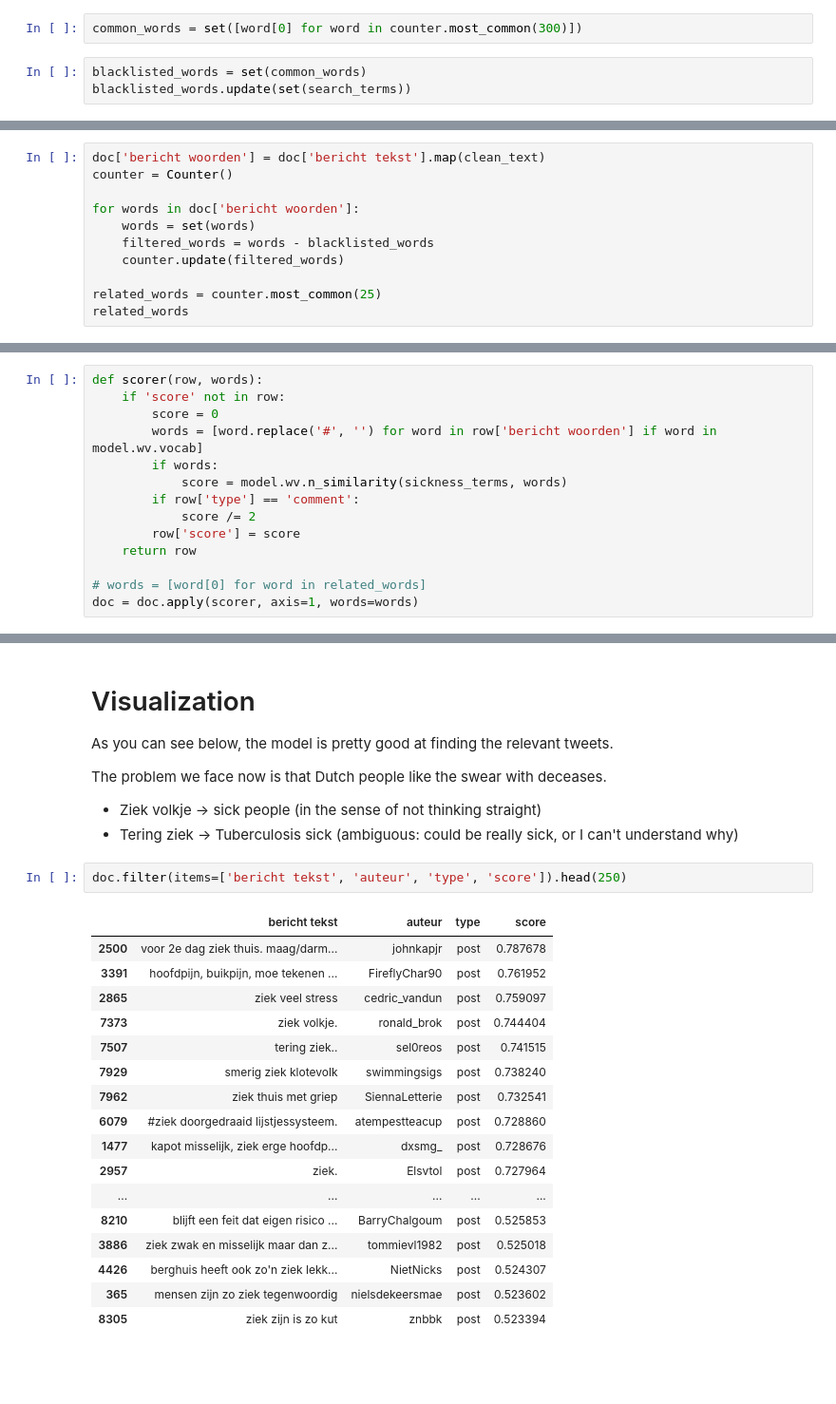
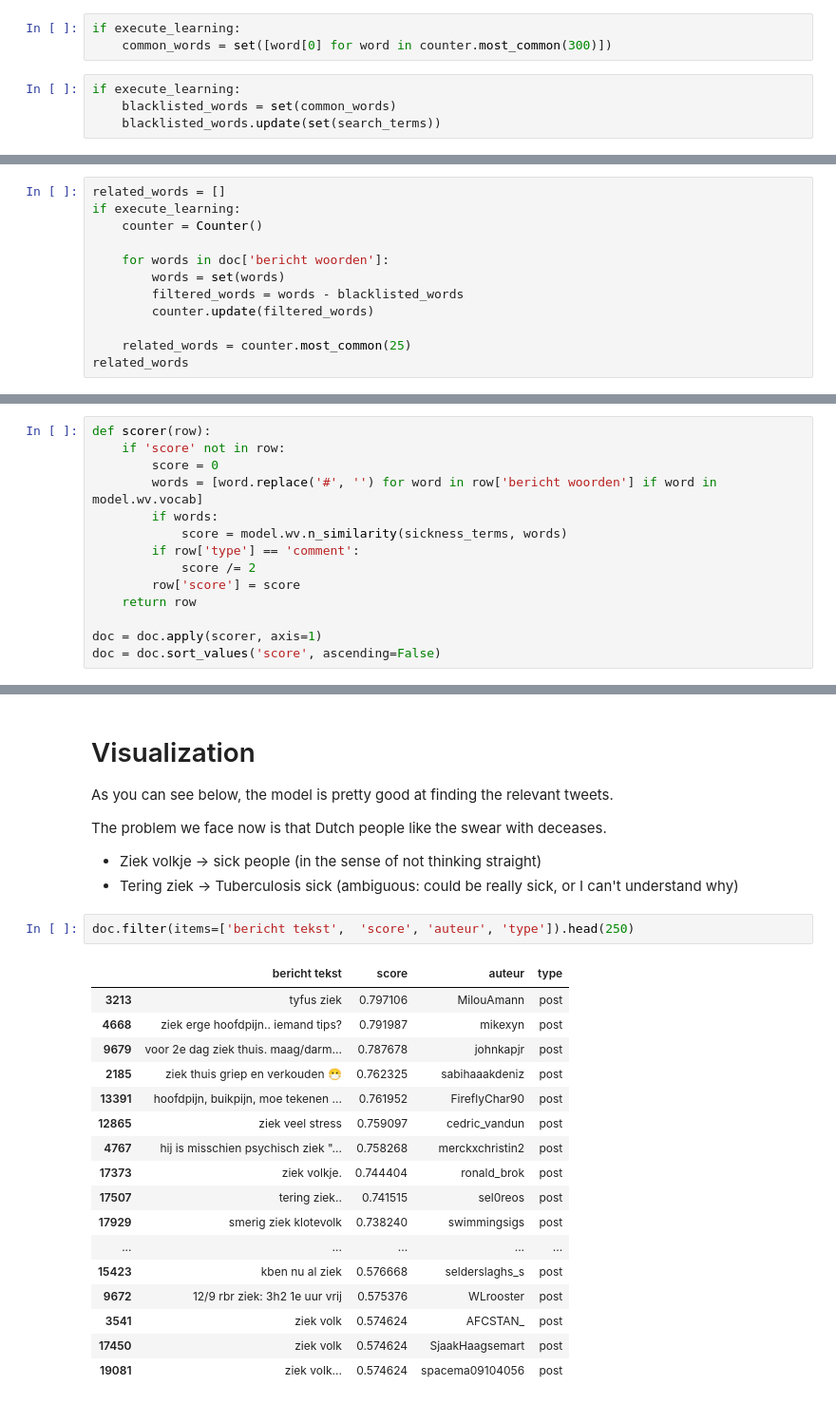
Before and after one commit to ADS71-C/Burry, a Jupyter notebook: DataTest.ipynb, the cells around one changed output, grey strips where cells are left out. Shown at 95% size. Cells and saved outputs as stored; diff of their text form; blank space fills up the shorter version.

```diff
--- a/DataTest.ipynb
+++ b/DataTest.ipynb
@@ -151,8 +128,10 @@ counter.most_common(100)
 # %%
-common_words = set([word[0] for word in counter.most_common(300)])
+if execute_learning:
+    common_words = set([word[0] for word in counter.most_common(300)])
 # %%
-blacklisted_words = set(common_words)
-blacklisted_words.update(set(search_terms))
+if execute_learning:
+    blacklisted_words = set(common_words)
+    blacklisted_words.update(set(search_terms))
 # %% [markdown]
 # Related words
 Now we will try to find related words to our search terms.
@@ -163,12 +144,13 @@ Essentially this also is a common_words list but then to find the relations inst
 # %%
-doc['bericht woorden'] = doc['bericht tekst'].map(clean_text)
-counter = Counter()
+related_words = []
+if execute_learning:
+    counter = Counter()
 
-for words in doc['bericht woorden']:
-    words = set(words)
-    filtered_words = words - blacklisted_words
-    counter.update(filtered_words)
+    for words in doc['bericht woorden']:
+        words = set(words)
+        filtered_words = words - blacklisted_words
+        counter.update(filtered_words)
 
-related_words = counter.most_common(25)
+    related_words = counter.most_common(25)
 related_words
 # %% [output]
@@ -206,5 +181,5 @@ We will check for similarity of the tweets against our sickness_terms to score a
 # %%
-def scorer(row, words):
+def scorer(row):
     if 'score' not in row:
         score = 0
         words = [word.replace('#', '') for word in row['bericht woorden'] if word in model.wv.vocab]
@@ -215,5 +190,5 @@ def scorer(row, words):
         row['score'] = score
     return row
 
-# words = [word[0] for word in related_words]
-doc = doc.apply(scorer, axis=1, words=words)
+doc = doc.apply(scorer, axis=1)
+doc = doc.sort_values('score', ascending=False)
@@ -230,22 +203,22 @@ The problem we face now is that Dutch people like the swear with deceases.
  - Ziek volkje -> sick people (in the sense of not thinking straight)
  - Tering ziek -> Tuberculosis sick (ambiguous: could be really sick, or I can't understand why)
 # %%
-doc.filter(items=['bericht tekst', 'auteur', 'type', 'score']).head(250)
+doc.filter(items=['bericht tekst',  'score', 'auteur', 'type']).head(250)
 # %% [output]
-|  | bericht tekst | auteur | type | score |
-| 2500 | voor 2e dag ziek thuis. maag/darm... | johnkapjr | post | 0.787678 |
-| 3391 | hoofdpijn, buikpijn, moe tekenen ... | FireflyChar90 | post | 0.761952 |
-| 2865 | ziek veel stress | cedric_vandun | post | 0.759097 |
-| 7373 | ziek volkje. | ronald_brok | post | 0.744404 |
-| 7507 | tering ziek.. | sel0reos | post | 0.741515 |
-| 7929 | smerig ziek klotevolk | swimmingsigs | post | 0.738240 |
-| 7962 | ziek thuis met griep | SiennaLetterie | post | 0.732541 |
-| 6079 | #ziek doorgedraaid lijstjessysteem. | atempestteacup | post | 0.728860 |
-| 1477 | kapot misselijk, ziek erge hoofdp... | dxsmg_ | post | 0.728676 |
-| 2957 | ziek. | Elsvtol | post | 0.727964 |
+|  | bericht tekst | score | auteur | type |
+| 3213 | tyfus ziek | 0.797106 | MilouAmann | post |
+| 4668 | ziek erge hoofdpijn.. iemand tips? | 0.791987 | mikexyn | post |
+| 9679 | voor 2e dag ziek thuis. maag/darm... | 0.787678 | johnkapjr | post |
+| 2185 | ziek thuis griep en verkouden 😷 | 0.762325 | sabihaaakdeniz | post |
+| 13391 | hoofdpijn, buikpijn, moe tekenen ... | 0.761952 | FireflyChar90 | post |
+| 12865 | ziek veel stress | 0.759097 | cedric_vandun | post |
+| 4767 | hij is misschien psychisch ziek "... | 0.758268 | merckxchristin2 | post |
+| 17373 | ziek volkje. | 0.744404 | ronald_brok | post |
+| 17507 | tering ziek.. | 0.741515 | sel0reos | post |
+| 17929 | smerig ziek klotevolk | 0.738240 | swimmingsigs | post |
 | ... | ... | ... | ... | ... |
-| 8210 | blijft een feit dat eigen risico ... | BarryChalgoum | post | 0.525853 |
-| 3886 | ziek zwak en misselijk maar dan z... | tommievl1982 | post | 0.525018 |
-| 4426 | berghuis heeft ook zo'n ziek lekk... | NietNicks | post | 0.524307 |
-| 365 | mensen zijn zo ziek tegenwoordig | nielsdekeersmae | post | 0.523602 |
-| 8305 | ziek zijn is zo kut | znbbk | post | 0.523394 |
+| 15423 | kben nu al ziek | 0.576668 | selderslaghs_s | post |
+| 9672 | 12/9 rbr ziek: 3h2 1e uur vrij | 0.575376 | WLrooster | post |
+| 3541 | ziek volk | 0.574624 | AFCSTAN_ | post |
+| 17450 | ziek volk | 0.574624 | SjaakHaagsemart | post |
+| 19081 | ziek volk... | 0.574624 | spacema09104056 | post |
```
Also changed, not shown: parts of 13 cells of this notebook, 1 other file.
